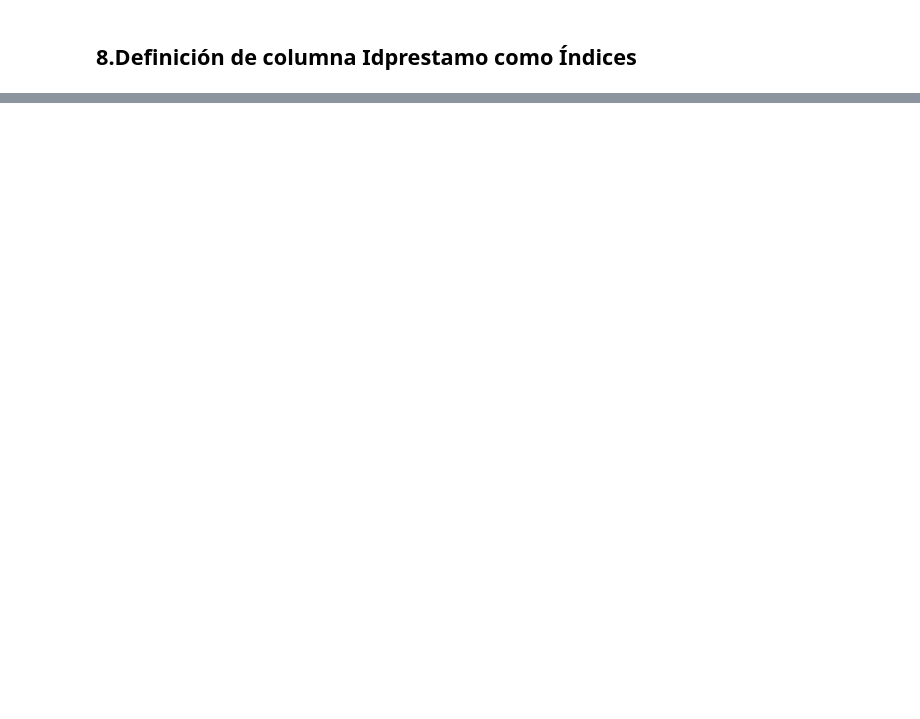
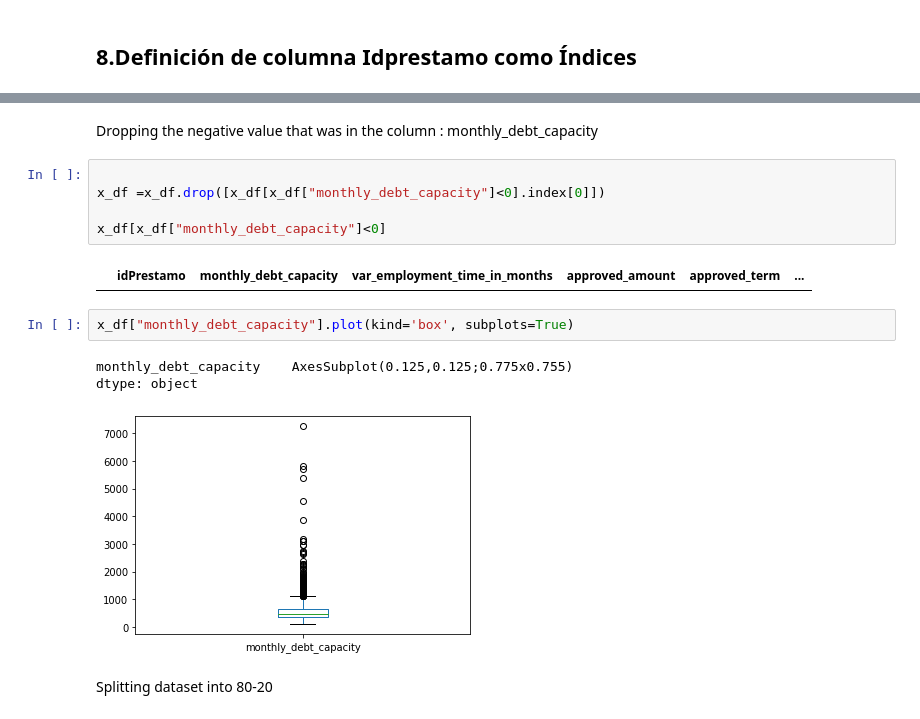
Before and after one commit to AbrahamG20/TPMachineLearning, a Jupyter notebook: TP_Machine_Learning.ipynb, the cells around one changed output, grey strips where cells are left out. Saved outputs shown, nothing was run; the diff lists cells and outputs as text; blank space fills up the shorter version.

Commit message:
Split dataset 80-20
I deleted an outlying value in a column and split the dataset into 80-20 to be used for our models

```diff
--- a/TP_Machine_Learning.ipynb
+++ b/TP_Machine_Learning.ipynb
@@ -260 +260,18 @@ x_df.set_index("idPrestamo")
 1719 rows × 15 columns
+# %% [markdown]
+Dropping the negative value that was in the column : monthly_debt_capacity
+# %%
+
+x_df =x_df.drop([x_df[x_df["monthly_debt_capacity"]<0].index[0]])
+
+x_df[x_df["monthly_debt_capacity"]<0]
+# %% [output]
+|  | idPrestamo | monthly_debt_capacity | var_employment_time_in_months | approved_amount | approved_term | ... |
+# %%
+x_df["monthly_debt_capacity"].plot(kind='box', subplots=True)
+# %% [output]
+monthly_debt_capacity    AxesSubplot(0.125,0.125;0.775x0.755)
+dtype: object
+[figure, added]
+# %% [markdown]
+Splitting dataset into 80-20
```
Also changed, not shown: parts of 6 cells of this notebook.
